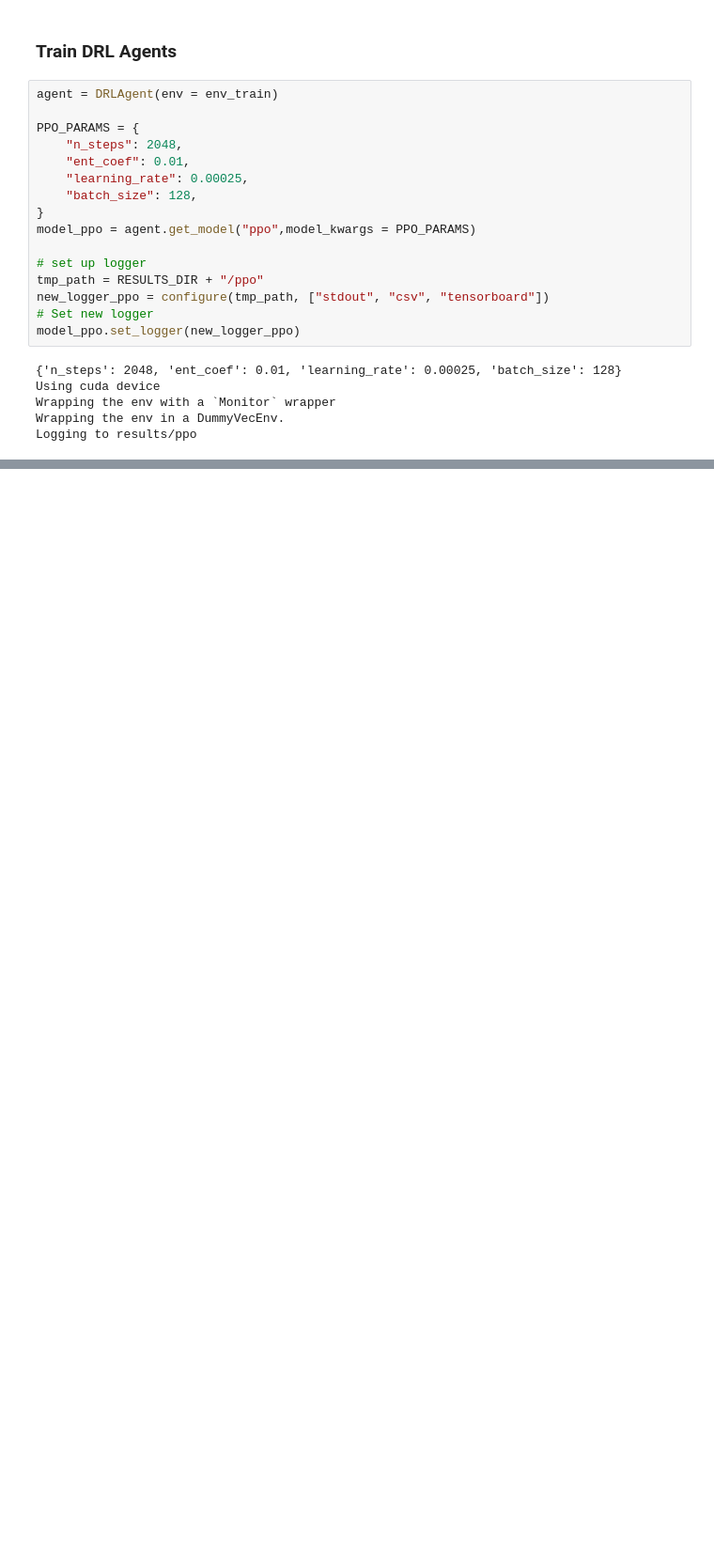
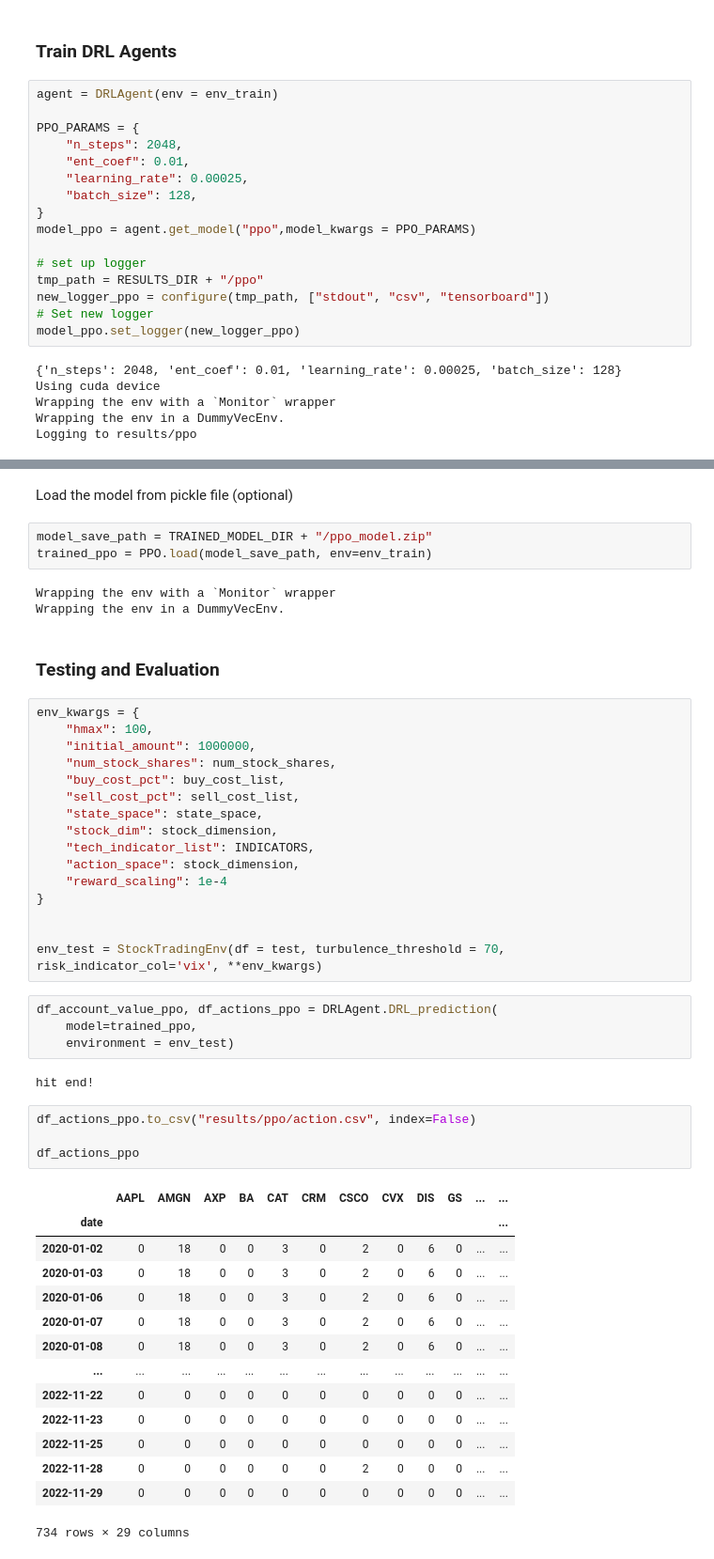
Before and after one commit to azuresky03/stockTrader, a Jupyter notebook: FinRL_Example/train.ipynb, the cells around one changed output, grey strips where cells are left out. Shown at 94% size. Saved outputs shown, nothing was run; the diff lists cells and outputs as text; blank space fills up the shorter version.

Commit message:
train first model with PPO

```diff
--- a/FinRL_Example/train.ipynb
+++ b/FinRL_Example/train.ipynb
@@ -202,0 +209,51 @@ trained_ppo = agent.train_model(model=model_ppo,
+# %% [markdown]
+Load the model from pickle file (optional)
+# %%
+model_save_path = TRAINED_MODEL_DIR + "/ppo_model.zip"
+trained_ppo = PPO.load(model_save_path, env=env_train)
+# %% [output]
+Wrapping the env with a `Monitor` wrapper
+Wrapping the env in a DummyVecEnv.
+# %% [markdown]
+### Testing and Evaluation
+# %%
+env_kwargs = {
+    "hmax": 100,
+    "initial_amount": 1000000,
+    "num_stock_shares": num_stock_shares,
+    "buy_cost_pct": buy_cost_list,
+    "sell_cost_pct": sell_cost_list,
+    "state_space": state_space,
+    "stock_dim": stock_dimension,
+    "tech_indicator_list": INDICATORS,
+    "action_space": stock_dimension,
+    "reward_scaling": 1e-4
+}
+
+
+env_test = StockTradingEnv(df = test, turbulence_threshold = 70, risk_indicator_col='vix', **env_kwargs)
+# %%
+df_account_value_ppo, df_actions_ppo = DRLAgent.DRL_prediction(
+    model=trained_ppo,
+    environment = env_test)
+# %% [output]
+hit end!
+# %%
+df_actions_ppo.to_csv("results/ppo/action.csv", index=False)
+
+df_actions_ppo
+# %% [output]
+|  | AAPL | AMGN | AXP | BA | CAT | CRM | CSCO | CVX | DIS | GS | ... | ... |
+| date |  |  |  |  |  |  |  |  |  |  |  | ... |
+| 2020-01-02 | 0 | 18 | 0 | 0 | 3 | 0 | 2 | 0 | 6 | 0 | ... | ... |
+| 2020-01-03 | 0 | 18 | 0 | 0 | 3 | 0 | 2 | 0 | 6 | 0 | ... | ... |
+| 2020-01-06 | 0 | 18 | 0 | 0 | 3 | 0 | 2 | 0 | 6 | 0 | ... | ... |
+| 2020-01-07 | 0 | 18 | 0 | 0 | 3 | 0 | 2 | 0 | 6 | 0 | ... | ... |
+| 2020-01-08 | 0 | 18 | 0 | 0 | 3 | 0 | 2 | 0 | 6 | 0 | ... | ... |
+| ... | ... | ... | ... | ... | ... | ... | ... | ... | ... | ... | ... | ... |
+| 2022-11-22 | 0 | 0 | 0 | 0 | 0 | 0 | 0 | 0 | 0 | 0 | ... | ... |
+| 2022-11-23 | 0 | 0 | 0 | 0 | 0 | 0 | 0 | 0 | 0 | 0 | ... | ... |
+| 2022-11-25 | 0 | 0 | 0 | 0 | 0 | 0 | 0 | 0 | 0 | 0 | ... | ... |
+| 2022-11-28 | 0 | 0 | 0 | 0 | 0 | 0 | 2 | 0 | 0 | 0 | ... | ... |
+| 2022-11-29 | 0 | 0 | 0 | 0 | 0 | 0 | 0 | 0 | 0 | 0 | ... | ... |
+734 rows × 29 columns
```
Also changed, not shown: parts of 5 cells of this notebook, 5 other files.
